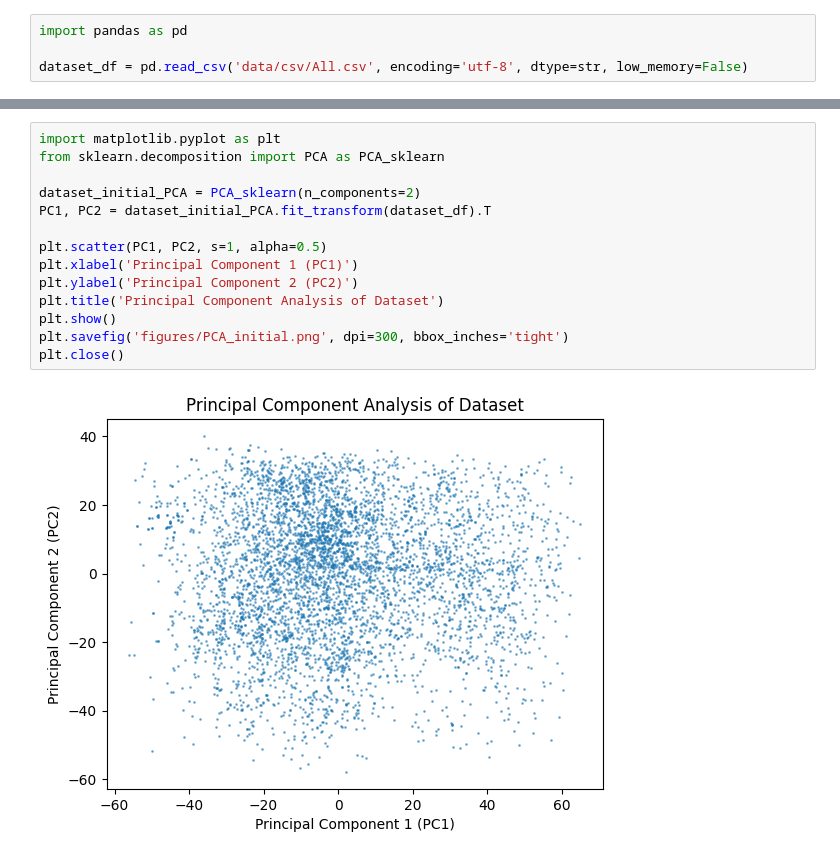
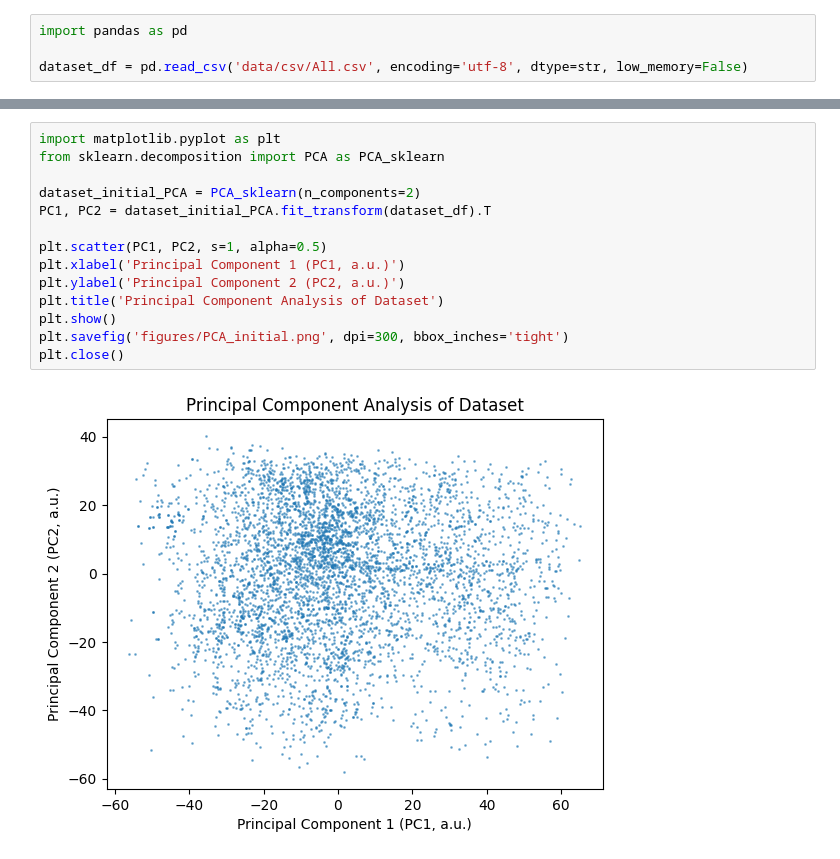
Before and after one commit to AniruthAnanth/CuffLessBloodPressureEstimation, a Jupyter notebook: main.ipynb, the cells around one changed output, grey strips where cells are left out. Cells and saved outputs as stored; diff of their text form.

```diff
--- a/main.ipynb
+++ b/main.ipynb
@@ -7,16 +23,16 @@ dataset_df = pd.read_csv('data/csv/All.csv', encoding='utf-8', dtype=str, low_me
 # %%
 import matplotlib.pyplot as plt
 from sklearn.decomposition import PCA as PCA_sklearn
 
 dataset_initial_PCA = PCA_sklearn(n_components=2)
 PC1, PC2 = dataset_initial_PCA.fit_transform(dataset_df).T
 
 plt.scatter(PC1, PC2, s=1, alpha=0.5)
-plt.xlabel('Principal Component 1 (PC1)')
-plt.ylabel('Principal Component 2 (PC2)')
+plt.xlabel('Principal Component 1 (PC1, a.u.)')
+plt.ylabel('Principal Component 2 (PC2, a.u.)')
 plt.title('Principal Component Analysis of Dataset')
 plt.show()
 plt.savefig('figures/PCA_initial.png', dpi=300, bbox_inches='tight')
 plt.close()
 # %% [output]
-[figure, old version]
+[figure, new version]
```
Also changed, not shown: parts of 1 cell of this notebook, 6 other files.
